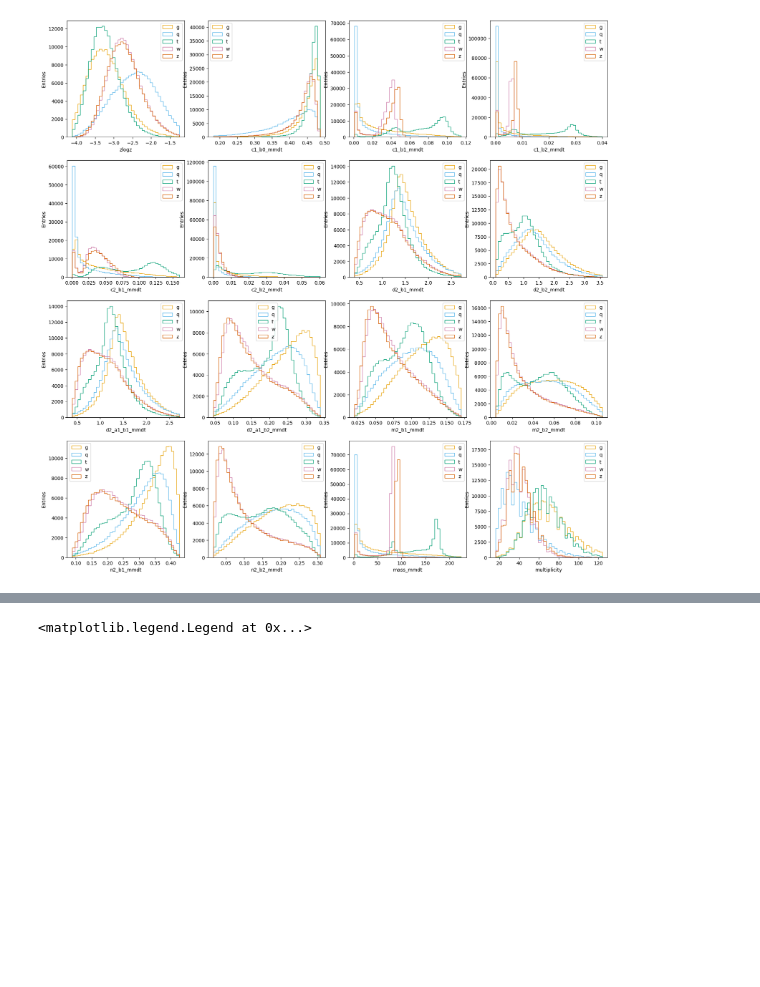
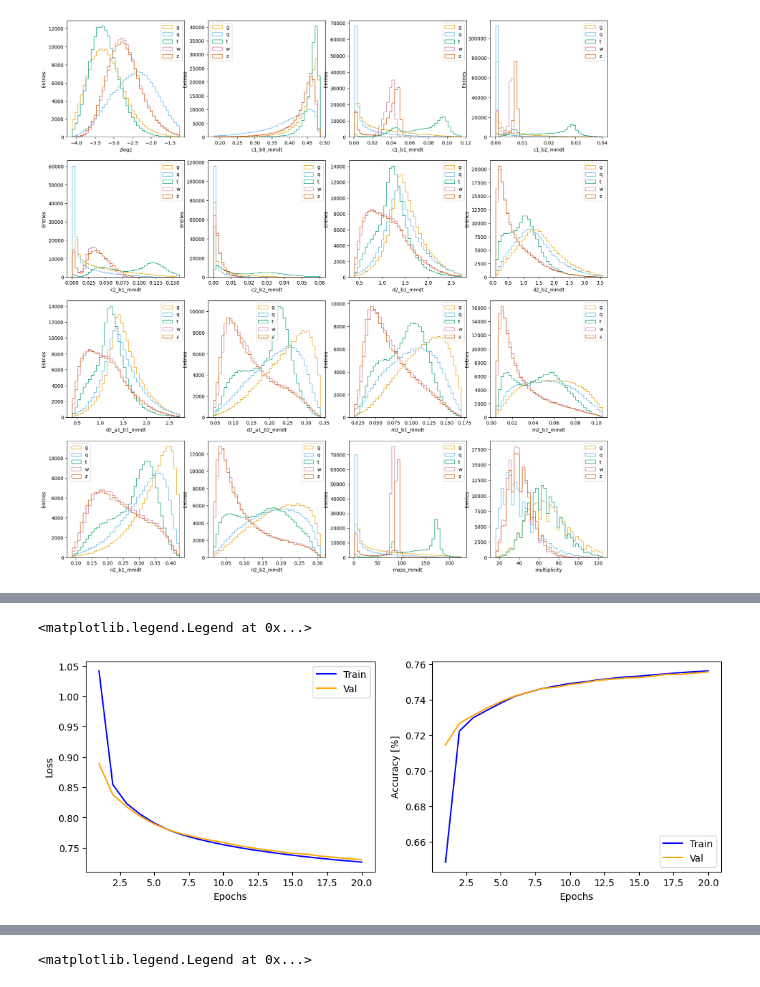
Before and after one commit to jonathon-langford/hls4ml-aims2025, a Jupyter notebook: hls4ml_introduction.ipynb, the cells around one changed output, grey strips where cells are left out. Drawn from its saved outputs; the diff is of its cells as text; code cells hidden in the pictures; blank space fills up the shorter version.

```diff
--- a/hls4ml_introduction.ipynb
+++ b/hls4ml_introduction.ipynb
@@ -165,15 +169,7 @@ Trainable params: 2821 (11.02 KB)
 Non-trainable params: 0 (0.00 Byte)
 _________________________________________________________________
 # %%
-
+# Train the network
+N_epochs = 20
 adam = Adam(learning_rate=0.0001)
 model.compile(optimizer=adam, loss=['categorical_crossentropy'], metrics=['accuracy'])
-
-model.fit(
-    X_train_val,
-    y_train_val,
-    batch_size=128,
-    epochs=10,
-    validation_split=0.25,
-    shuffle=True,
-)
@@ -201,0 +176,30 @@ Epoch 10/10
+# %%
+result = model.fit(
+    X_train_val,
+    y_train_val,
+    batch_size=128,
+    epochs=N_epochs,
+    validation_split=0.25,
+    shuffle=True,
+)
+# %%
+# Plot the training history
+history = result.history
+
+fig, axs = plt.subplots(1,2, figsize=(12,4))
+
+epochs = np.linspace(1, N_epochs, N_epochs)
+axs[0].plot(epochs, history['loss'], c='blue', label='Train')
+axs[0].plot(epochs, history['val_loss'], c='orange', label='Val')
+axs[0].set_xlabel("Epochs")
+axs[0].set_ylabel("Loss")
+axs[0].legend(loc='upper right')
+
+axs[1].plot(epochs, history['accuracy'], c='blue', label='Train')
+axs[1].plot(epochs, history['val_accuracy'], c='orange', label='Val')
+axs[1].set_xlabel("Epochs")
+axs[1].set_ylabel("Accuracy [%]")
+axs[1].legend(loc='lower right')
+# %% [output]
+<matplotlib.legend.Legend at 0x...>
+[figure, added]
```
Also changed, not shown: parts of 24 cells of this notebook, 1 other file.
